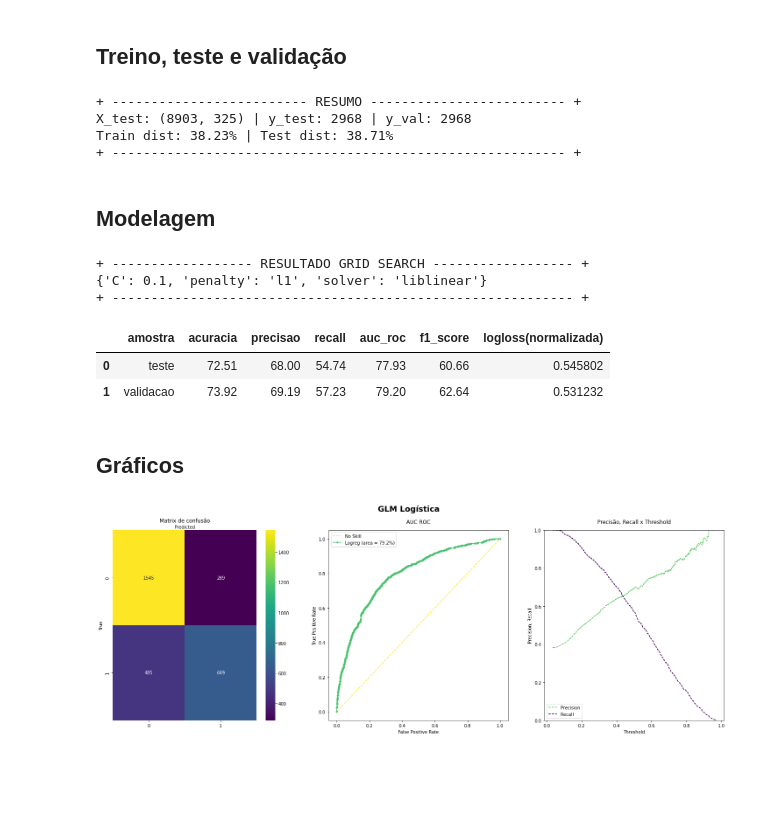
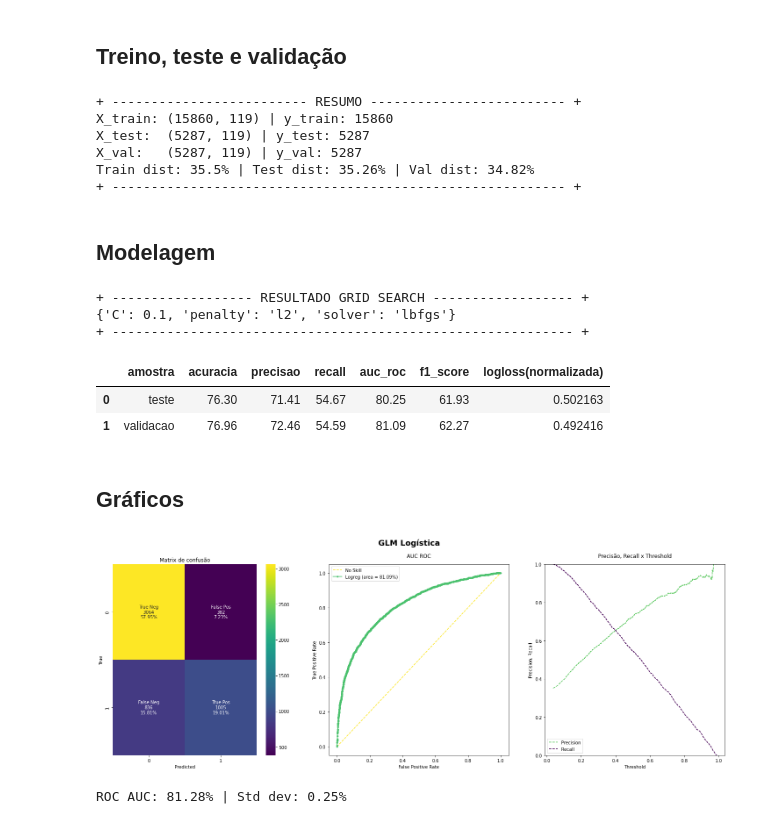
Before and after one commit to samuel-haddad/MBAUSP, a Jupyter notebook: logreg_model.ipynb, the cells around one changed output. Drawn from its saved outputs; the diff is of its cells as text; code cells hidden in the pictures; blank space fills up the shorter version.

```diff
--- a/logreg_model.ipynb
+++ b/logreg_model.ipynb
@@ -65,0 +49,11 @@ df.head()
+# %%
+link = 'https://drive.google.com/file/d/1agdy7Mrlw7339_VB6k3MXA_OunitNyQ8/view?usp=sharing'
+
+# to get the id part of the file
+id = link.split("/")[-2]
+
+downloaded = drive.CreateFile({'id':id})
+downloaded.GetContentFile('base_tcc_logreg20220927.csv')
+
+df = pd.read_csv('base_tcc_logreg20220927.csv', sep=';')
+df.head()
@@ -67,10 +69,7 @@ df.head()
 ## Treino, teste e validação
 # %%
 # remover a coluna de id
-df_bronze = df.drop(['id'], axis=1)
-
-# transformar a variável grupo em dummies
-df_silver = pd.get_dummies(df_bronze, columns=['group'])
+df_silver = df.drop(['id'], axis=1)
 
 # extrair as variáveis explicativas e resposta
 X, y = df_silver.drop(['target'], axis=1), df_silver['target']
@@ -84,16 +83,22 @@ X_val, X_test, y_val, y_test = train_test_split(X_rem, y_rem, test_size=0.5, ran
 # distribuição da variável resposta nas bases
 y_train_dist = y_train.sum()/len(y_train)
 y_test_dist = y_test.sum()/len(y_test)
+y_val_dist = y_val.sum()/len(y_val)
 
 # exibir a volumetria das bases
 print('+', 25*'-','RESUMO', 25*'-','+')
-print(f'X_test: {X_train.shape} | y_test: {len(y_test)} | y_val: {len(y_val)}')
-print(f'Train dist: {round(y_train_dist*100, 2)}% | Test dist: {round(y_test_dist*100, 2)}%')
+print(f'X_train: {X_train.shape} | y_train: {len(y_train)} \
+        \nX_test:  {X_test.shape} | y_test: {len(y_test)} \
+        \nX_val:   {X_val.shape} | y_val: {len(y_val)}'
+        )
+print(f'Train dist: {round(y_train_dist*100, 2)}% | Test dist: {round(y_test_dist*100, 2)}% | Val dist: {round(y_val_dist*100, 2)}%')
 print('+', 58*'-', '+')
 # %% [output]
 + ------------------------- RESUMO ------------------------- +
-X_test: (8903, 325) | y_test: 2968 | y_val: 2968
-Train dist: 38.23% | Test dist: 38.71%
+X_train: (15860, 119) | y_train: 15860
+X_test:  (5287, 119) | y_test: 5287
+X_val:   (5287, 119) | y_val: 5287
+Train dist: 35.5% | Test dist: 35.26% | Val dist: 34.82%
 + ---------------------------------------------------------- +
 # %% [markdown]
 ## Modelagem
@@ -180,11 +185,11 @@ print('+', 59*'-', '+')
 df_metrics
 # %% [output]
 + ------------------ RESULTADO GRID SEARCH ------------------ +
-{'C': 0.1, 'penalty': 'l1', 'solver': 'liblinear'}
+{'C': 0.1, 'penalty': 'l2', 'solver': 'lbfgs'}
 + ----------------------------------------------------------- +
 |  | amostra | acuracia | precisao | recall | auc_roc | f1_score | logloss(normalizada) |
-| 0 | teste | 72.51 | 68.00 | 54.74 | 77.93 | 60.66 | 0.545802 |
-| 1 | validacao | 73.92 | 69.19 | 57.23 | 79.20 | 62.64 | 0.531232 |
+| 0 | teste | 76.30 | 71.41 | 54.67 | 80.25 | 61.93 | 0.502163 |
+| 1 | validacao | 76.96 | 72.46 | 54.59 | 81.09 | 62.27 | 0.492416 |
 # %% [markdown]
 ## Gráficos
 # %%
@@ -193,7 +198,7 @@ fig.suptitle('GLM Logística', fontsize=18, weight='semibold', y=0.98)
 pad = 15
 
 #---------- matriz de confusão ----------#
-cnf_matrix = metrics.confusion_matrix(y_val, y_pred)
+cnf_matrix = confusion_matrix(y_val, y_pred)
 plt.subplot(1, 3, 1)
 
 labels = [0, 1]
@@ -201,37 +206,58 @@ tick_marks = np.arange(len(labels))
 plt.xticks(tick_marks, labels)
 plt.yticks(tick_marks, labels)
 
+group_names = ['True Neg','False Pos','False Neg','True Pos']
+group_counts = ['{0:0.0f}'.format(value) for value in
+                cnf_matrix.flatten()]
+group_percentages = ['{0:.2%}'.format(value) for value in
+                     cnf_matrix.flatten()/np.sum(cnf_matrix)]
+labels = [f'{v1}\n{v2}\n{v3}' for v1, v2, v3 in
+          zip(group_names,group_counts,group_percentages)]
+labels = np.asarray(labels).reshape(2,2)
+
 # criar o heatmap
-ax = sns.heatmap(data=pd.DataFrame(cnf_matrix), annot=True, cmap="viridis", fmt='g')
-ax.xaxis.set_label_position("top")
+ax = sns.heatmap(data=pd.DataFrame(cnf_matrix), annot=labels, cmap="viridis", fmt='')
+ax.xaxis.set_label_position("bottom")
 ax.set_title('Matrix de confusão')
 plt.ylabel('True')
 plt.xlabel('Predicted');
 
 #---------- auc roc ----------#
 fpr, tpr, thresholds = roc_curve(y_val, yhat)
 
 # plot da curva roc
 plt.subplot(1, 3, 2)
 plt.plot([0,1], [0,1], linestyle='--', label='No Skill', color='#fde725')
 plt.plot(fpr, tpr,  color='#4ac16d', marker='.', label='Logreg (area = {}%)'.format(aucroc_val))
 
 # axis labels
 plt.title('AUC ROC', pad=pad)
 plt.xlabel('False Positive Rate')
 plt.ylabel('True Positive Rate')
 plt.legend()
 
 #---------- precisão, recall x threshold ----------#
 precision, recall, thresholds = precision_recall_curve(y_val, yhat)
 
 plt.subplot(1, 3, 3)
 plt.title('Precisão, Recall x Threshold', fontsize=12, pad=pad)
 plt.plot(thresholds, precision[: -1], "b--", label="Precision", color='#5ec962')
 plt.plot(thresholds, recall[: -1], "r--", label="Recall", color='#440154')
 plt.ylabel("Precision, Recall")
 plt.xlabel("Threshold")
 plt.legend(loc="lower left")
 plt.ylim([0,1]);
 # %% [output]
-[figure, old version]
+[figure, new version]
+# %%
+from sklearn.model_selection import cross_val_score
+from sklearn.model_selection import RepeatedStratifiedKFold
+
+# evaluate the model
+cv = RepeatedStratifiedKFold(n_splits=4, n_repeats=3, random_state=42)
+n_scores = cross_val_score(model, X, y, scoring='roc_auc', cv=cv)
+
+
+print('ROC AUC: {}% | Std dev: {}%'.format(round(np.mean(n_scores)*100,2), round(np.std(n_scores)*100, 2)))
+# %% [output]
+ROC AUC: 81.28% | Std dev: 0.25%
```
Also changed, not shown: parts of 3 cells of this notebook.
